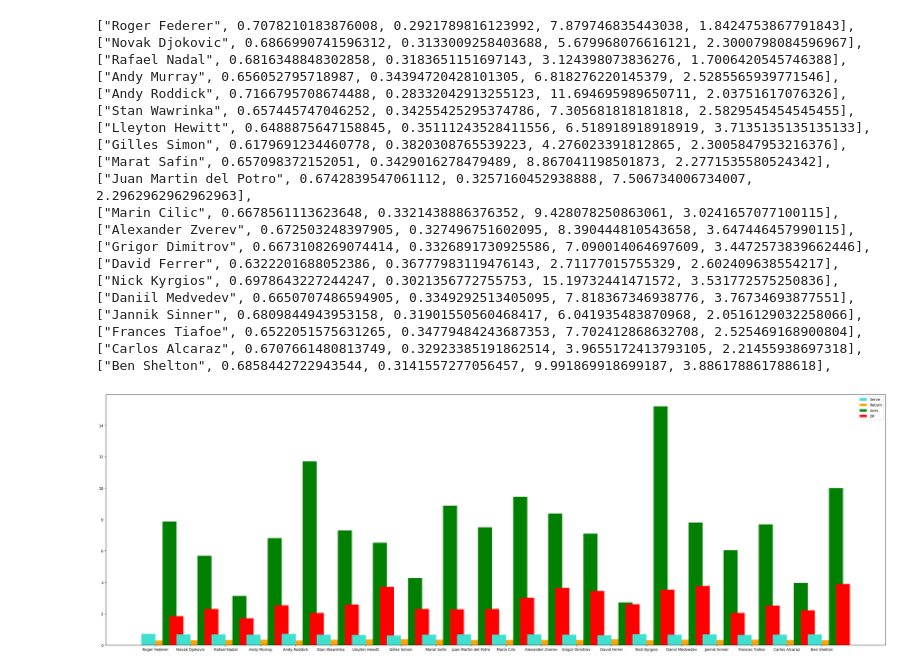
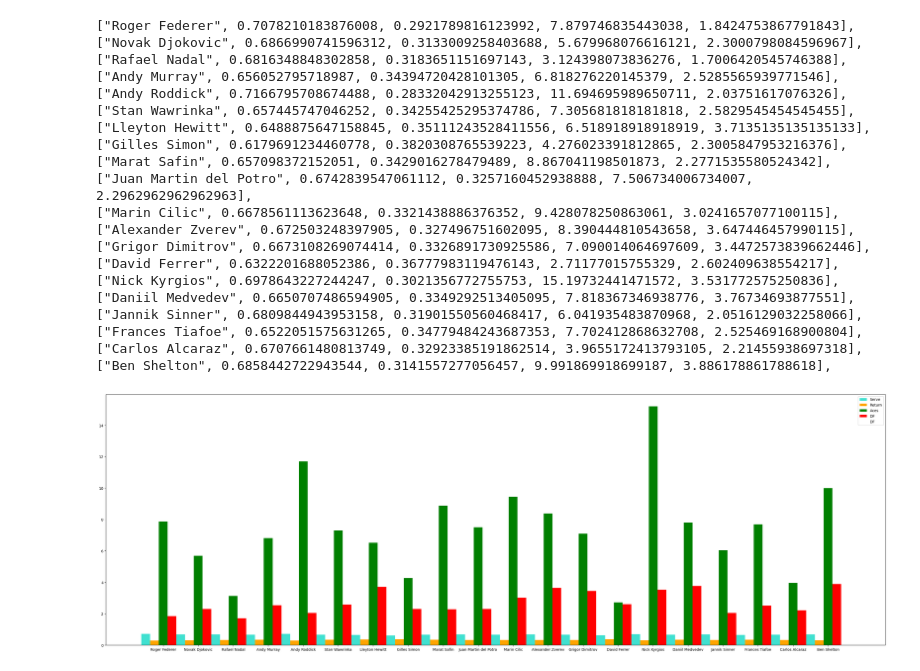
Before and after one commit to Vkutti/tennis-labs, a Jupyter notebook: get_data.ipynb, the cells around one changed output. Cells and saved outputs as stored; diff of their text form; code cells hidden in the pictures.

```diff
--- a/get_data.ipynb
+++ b/get_data.ipynb
@@ -97,35 +97,37 @@ for idx, (player, vals) in enumerate(total_all_data_dict.items()):
         avg_return = sum(return_vals) / len(return_vals)
         avg_aces = sum(aces_vals) / len(aces_vals)
         avg_df = sum(df_vals) / len(df_vals)
         print(f'["{player}", {avg_serve}, {avg_return}, {avg_aces}, {avg_df}],')
-        plt.bar(idx - 0.2, avg_serve, width=0.4, label='Serve' if idx == 0 else "", color='turquoise')
-        plt.bar(idx + 0.2, avg_return, width=0.4, label='Return' if idx == 0 else "", color='orange')
-        plt.bar(idx + 0.4, avg_aces, width=0.4, label='Aces' if idx == 0 else "", color='green')
-        plt.bar(idx + 0.6, avg_df, width=0.4, label='DF' if idx == 0 else "", color='red')
+        plt.bar(idx - 0.5, avg_serve, width=0.25, label='Serve' if idx == 0 else "", color='turquoise')
+        plt.bar(idx - 0.25, avg_return, width=0.25, label='Return' if idx == 0 else "", color='orange')
+        plt.bar(idx + 0.0, avg_aces, width=0.25, label='Aces' if idx == 0 else "", color='green')
+        plt.bar(idx + 0.25, avg_df, width=0.25, label='DF' if idx == 0 else "", color='red')
+        plt.bar(idx + 0.5, avg_df, width=0.25, label='DF' if idx == 0 else "", color='white')
+
 
 plt.xticks(range(len(players)), players)
 plt.legend()
 plt.tight_layout()
 plt.show()
 # %% [output]
 ["Roger Federer", 0.7078210183876008, 0.2921789816123992, 7.879746835443038, 1.8424753867791843],
 ["Novak Djokovic", 0.6866990741596312, 0.3133009258403688, 5.679968076616121, 2.3000798084596967],
 ["Rafael Nadal", 0.6816348848302858, 0.3183651151697143, 3.124398073836276, 1.7006420545746388],
 ["Andy Murray", 0.656052795718987, 0.34394720428101305, 6.818276220145379, 2.5285565939771546],
 ["Andy Roddick", 0.7166795708674488, 0.28332042913255123, 11.694695989650711, 2.03751617076326],
 ["Stan Wawrinka", 0.657445747046252, 0.34255425295374786, 7.305681818181818, 2.5829545454545455],
 ["Lleyton Hewitt", 0.6488875647158845, 0.35111243528411556, 6.518918918918919, 3.7135135135135133],
 ["Gilles Simon", 0.6179691234460778, 0.3820308765539223, 4.276023391812865, 2.3005847953216376],
 ["Marat Safin", 0.657098372152051, 0.3429016278479489, 8.867041198501873, 2.2771535580524342],
 ["Juan Martin del Potro", 0.6742839547061112, 0.3257160452938888, 7.506734006734007, 2.2962962962962963],
 ["Marin Cilic", 0.6678561113623648, 0.3321438886376352, 9.428078250863061, 3.0241657077100115],
 ["Alexander Zverev", 0.672503248397905, 0.327496751602095, 8.390444810543658, 3.647446457990115],
 ["Grigor Dimitrov", 0.6673108269074414, 0.3326891730925586, 7.090014064697609, 3.4472573839662446],
 ["David Ferrer", 0.6322201688052386, 0.36777983119476143, 2.71177015755329, 2.602409638554217],
 ["Nick Kyrgios", 0.6978643227244247, 0.3021356772755753, 15.19732441471572, 3.531772575250836],
 ["Daniil Medvedev", 0.6650707486594905, 0.3349292513405095, 7.818367346938776, 3.76734693877551],
 ["Jannik Sinner", 0.6809844943953158, 0.31901550560468417, 6.041935483870968, 2.0516129032258066],
 ["Frances Tiafoe", 0.6522051575631265, 0.34779484243687353, 7.702412868632708, 2.525469168900804],
 ["Carlos Alcaraz", 0.6707661480813749, 0.32923385191862514, 3.9655172413793105, 2.21455938697318],
 ["Ben Shelton", 0.6858442722943544, 0.3141557277056457, 9.991869918699187, 3.886178861788618],
-[figure, old version]
+[figure, new version]
```
Also changed, not shown: 6 other files.
